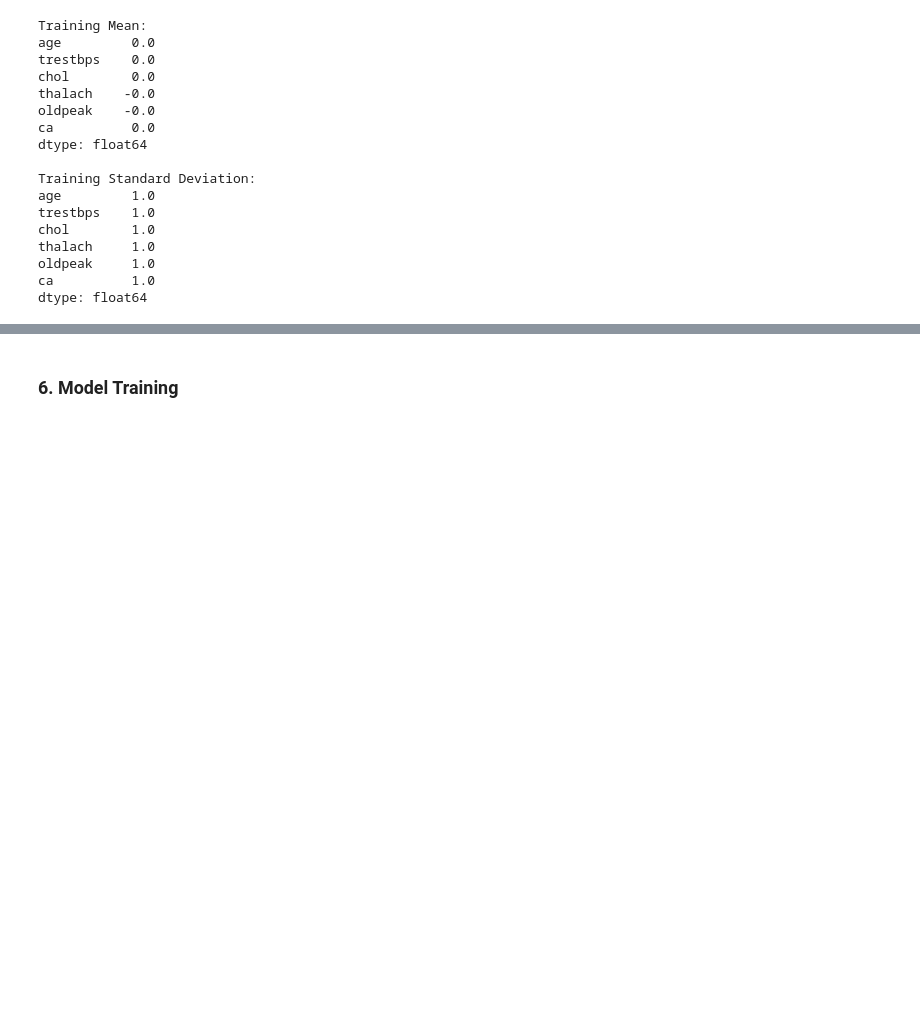
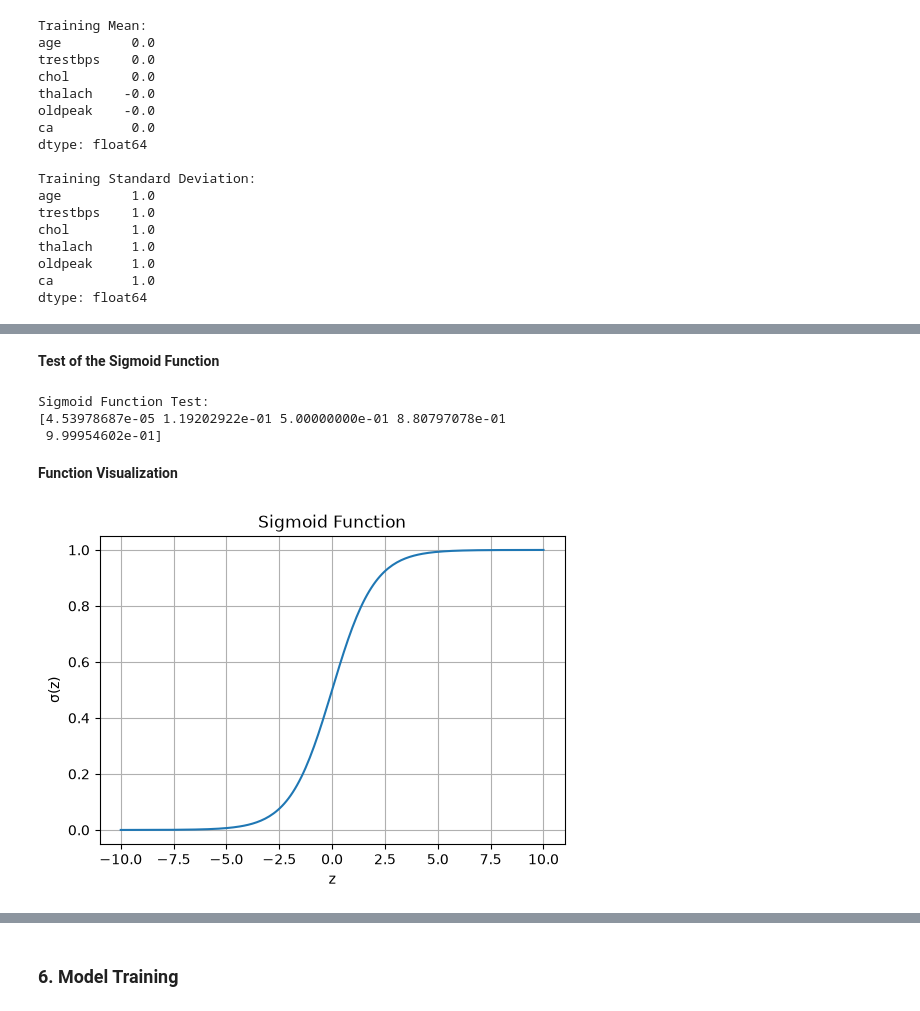
Before and after one commit to NicoToro25/TDSE-Lab1-Heart-Disease-Risk-Prediction, a Jupyter notebook: heart_disease_lr_analysis.ipynb, the cells around one changed output, grey strips where cells are left out. Drawn from its saved outputs; the diff is of its cells as text; code cells hidden in the pictures; blank space fills up the shorter version.

```diff
--- a/heart_disease_lr_analysis.ipynb
+++ b/heart_disease_lr_analysis.ipynb
@@ -324,0 +366,29 @@ dtype: float64
+# %%
+def sigmoid(z):
+    return 1 / (1 + np.exp(-z))
+# %% [markdown]
+**Test of the Sigmoid Function**
+# %%
+test_values = np.array([-10, -2, 0, 2, 10])
+
+print("Sigmoid Function Test:")
+print(sigmoid(test_values))
+# %% [output]
+Sigmoid Function Test:
+[4.53978687e-05 1.19202922e-01 5.00000000e-01 8.80797078e-01
+ 9.99954602e-01]
+# %% [markdown]
+**Function Visualization**
+# %%
+x = np.linspace(-10, 10, 200)
+y = sigmoid(x)
+
+plt.figure(figsize=(6,4))
+plt.plot(x, y)
+plt.title("Sigmoid Function")
+plt.xlabel("z")
+plt.ylabel("σ(z)")
+plt.grid(True)
+plt.show()
+# %% [output]
+[figure, added]
```
Also changed, not shown: parts of 12 cells of this notebook.
